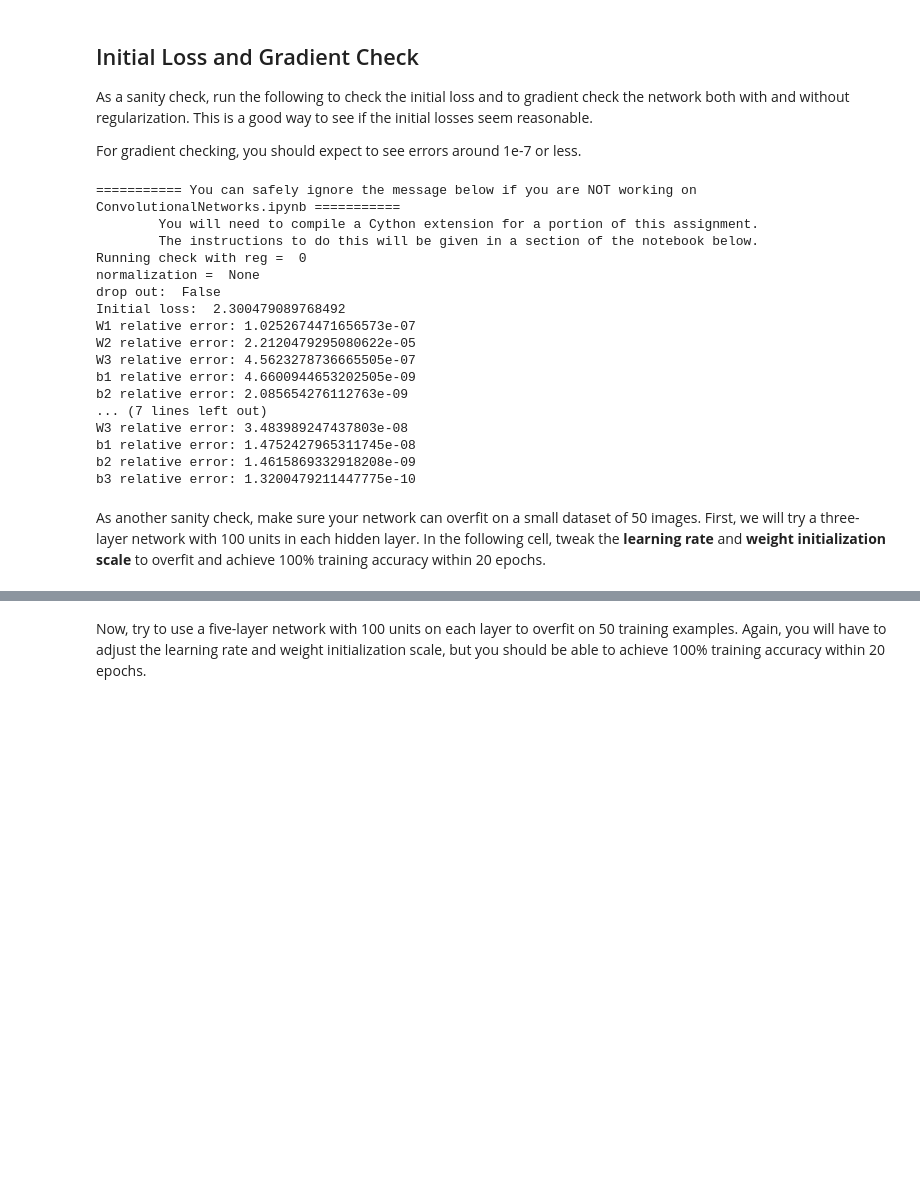
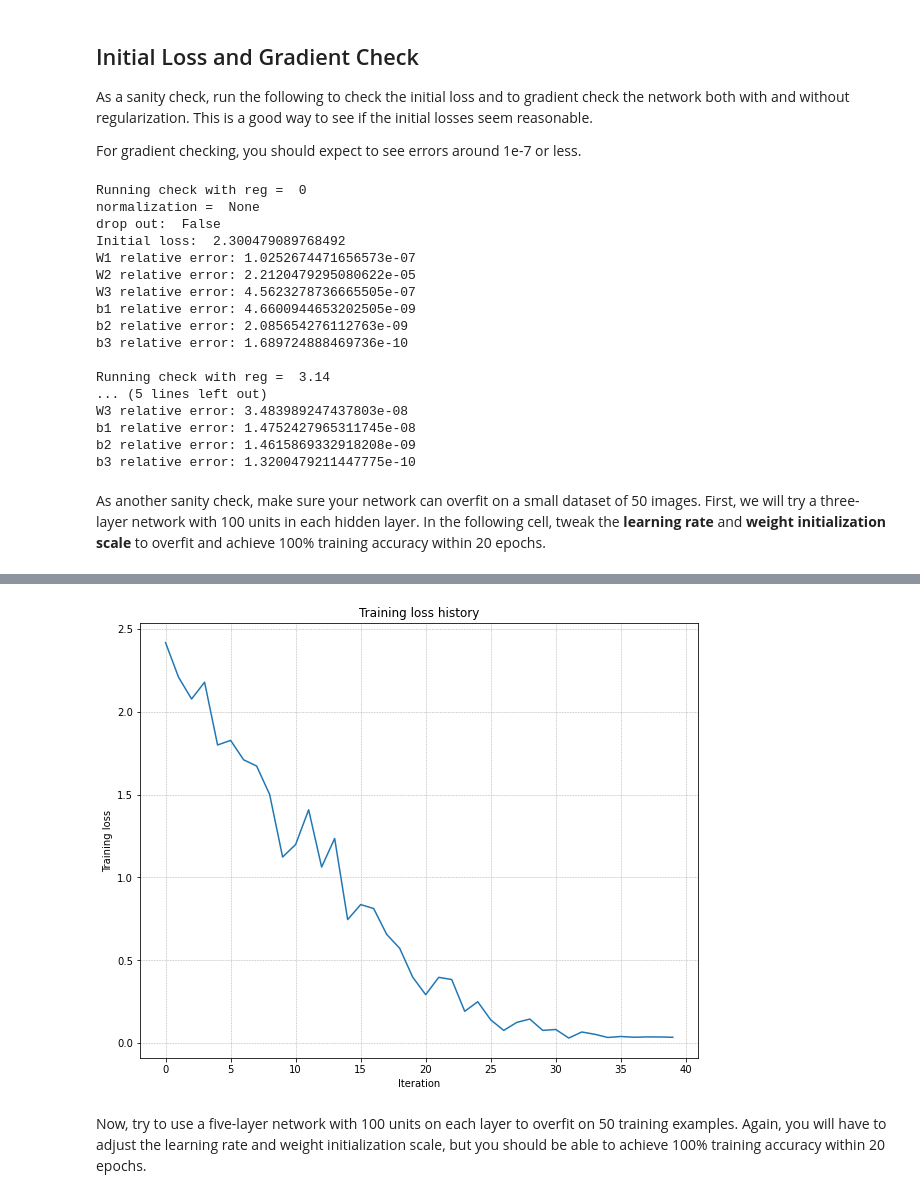
Before and after one commit to yishaiar/CS231_assignments, a Jupyter notebook: assignment2/FullyConnectedNets.ipynb, the cells around one changed output, grey strips where cells are left out. Saved outputs shown, nothing was run; the diff lists cells and outputs as text; code cells hidden in the pictures; blank space fills up the shorter version.

```diff
--- a/assignment2/FullyConnectedNets.ipynb
+++ b/assignment2/FullyConnectedNets.ipynb
@@ -80,11 +80,17 @@ for reg in [0, 3.14]:
     model = FullyConnectedNet(
         [H1, H2],
         input_dim=D,
+
         num_classes=C,
         reg=reg,
         weight_scale=5e-2,
-        dtype=np.float64
+        dtype=np.float64,
+        # dropout_keep_ratio=0.8,
+        # normalization = 'batchnorm',
+
+
     )
+
 
     loss, grads = model.loss(X, y)
     print("Initial loss: ", loss)
@@ -99,10 +105,8 @@ for reg in [0, 3.14]:
         f = lambda _: model.loss(X, y)[0]
         grad_num = eval_numerical_gradient(f, model.params[name], verbose=False, h=1e-5)
         print(f"{name} relative error: {rel_error(grad_num, grads[name])}")
+    print(' ')
 # %% [output]
-=========== You can safely ignore the message below if you are NOT working on ConvolutionalNetworks.ipynb ===========
-        You will need to compile a Cython extension for a portion of this assignment.
-        The instructions to do this will be given in a section of the notebook below.
 Running check with reg =  0
 normalization =  None
 drop out:  False
@@ -112,7 +116,10 @@ W2 relative error: 2.2120479295080622e-05
 W3 relative error: 4.5623278736665505e-07
 b1 relative error: 4.6600944653202505e-09
 b2 relative error: 2.085654276112763e-09
-... (7 lines left out)
+b3 relative error: 1.689724888469736e-10
+
+Running check with reg =  3.14
+... (5 lines left out)
 W3 relative error: 3.483989247437803e-08
 b1 relative error: 1.4752427965311745e-08
 b2 relative error: 1.4615869332918208e-09
@@ -130,24 +137,33 @@ small_data = {
   "X_val": data["X_val"],
   "y_val": data["y_val"],
 }
+import itertools
+n = -np.arange(4).astype(float)
+learning_rates,weight_scales = 10**n,10**n
+for learning_rate, weight_scale,  in itertools.product(learning_rates,weight_scales):
+# weight_scale = 1e-2   # Experiment with this!
+# learning_rate = 1e-2  # Experiment with this!
+  model = FullyConnectedNet(
+      [100, 100],
+      weight_scale=weight_scale,
+      dtype=np.float64
+  )
+  solver = Solver(
+      model,
+      small_data,
+      print_every=10,
+      num_epochs=20,
+      batch_size=25,
+      update_rule="sgd",
+      optim_config={"learning_rate": learning_rate},
+  )
+  solver.train()
 
-weight_scale = 1e-2   # Experiment with this!
-learning_rate = 1e-4  # Experiment with this!
-model = FullyConnectedNet(
-    [100, 100],
-    weight_scale=weight_scale,
-    dtype=np.float64
-)
-solver = Solver(
-    model,
-    small_data,
-    print_every=10,
-    num_epochs=20,
-    batch_size=25,
-    update_rule="sgd",
-    optim_config={"learning_rate": learning_rate},
-)
-solver.train()
+  if solver.train_acc_history[-1] == 1:
+
+      print ('success! 100% training accuracy within 50 epochs!')
+      print ('learning_rate = ',learning_rate, 'weight_scale = ', weight_scale)
+      break
 
 plt.plot(solver.loss_history)
 plt.title("Training loss history")
@@ -160,3 +192,4 @@ KeyError: 'W1'
+[figure, added]
 # %% [markdown]
 Now, try to use a five-layer network with 100 units on each layer to overfit on 50 training examples. Again, you will have to adjust the learning rate and weight initialization scale, but you should be able to achieve 100% training accuracy within 20 epochs.
 # %%
```
Also changed, not shown: parts of 4 cells of this notebook, 7 other files.
